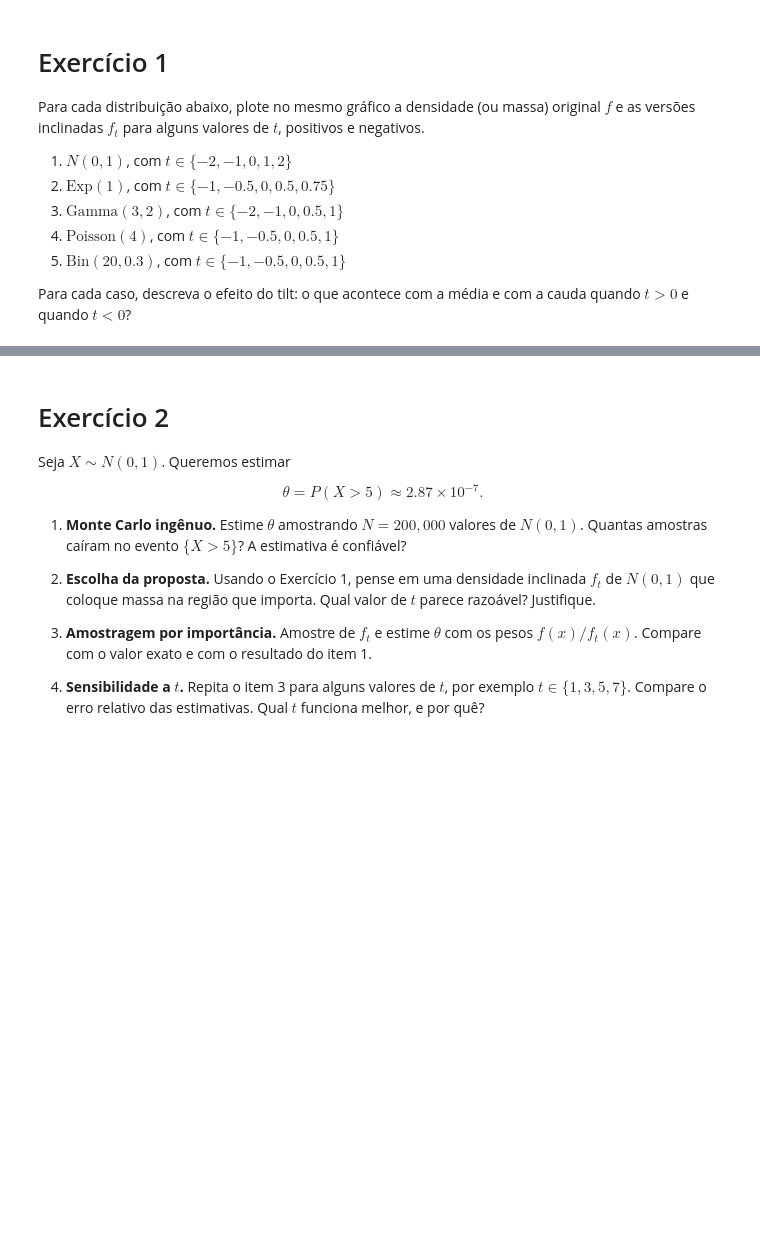
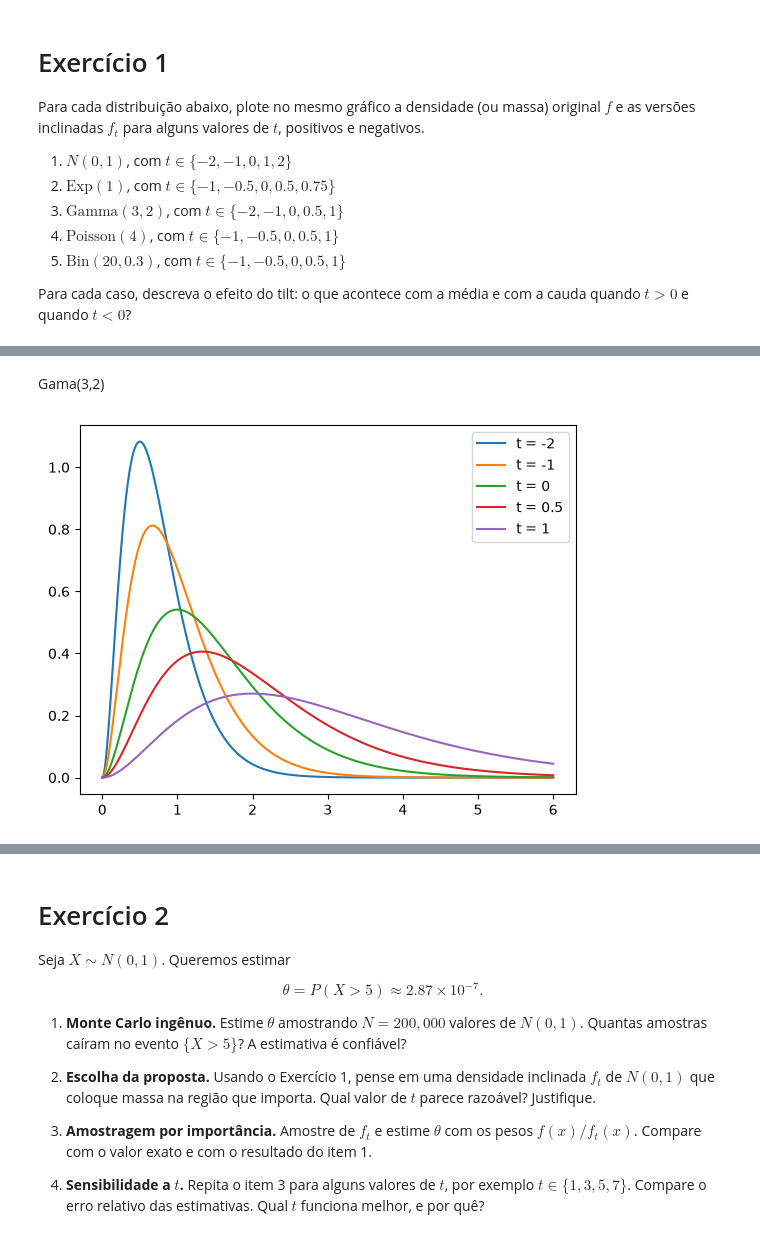
Before and after one commit to SilverPhone784/Prog-Estat, a Jupyter notebook: Labs/Lab_12.ipynb, the cells around one changed output, grey strips where cells are left out. Drawn from its saved outputs; the diff is of its cells as text; code cells hidden in the pictures; blank space fills up the shorter version.

```diff
--- a/Labs/Lab_12.ipynb
+++ b/Labs/Lab_12.ipynb
@@ -94,2 +89,17 @@ plt.show()
+# %% [markdown]
+Gama(3,2)
 # %%
+def f_gama(x, alpha, beta):
+  return (beta**alpha)/(math.gamma(alpha)) * x**(alpha-1) * np.exp(-beta * x)
+
 t = [-2, -1, 0, 0.5, 1]
+
+eixo_x = np.linspace(0, 6, 10_000)
+
+for i in t:
+    plt.plot(eixo_x, f_gama(eixo_x, 3, 2-i), label=f"t = {i}")
+
+plt.legend()
+plt.show()
+# %% [output]
+[figure, added]
```
Also changed, not shown: parts of 14 cells of this notebook.
